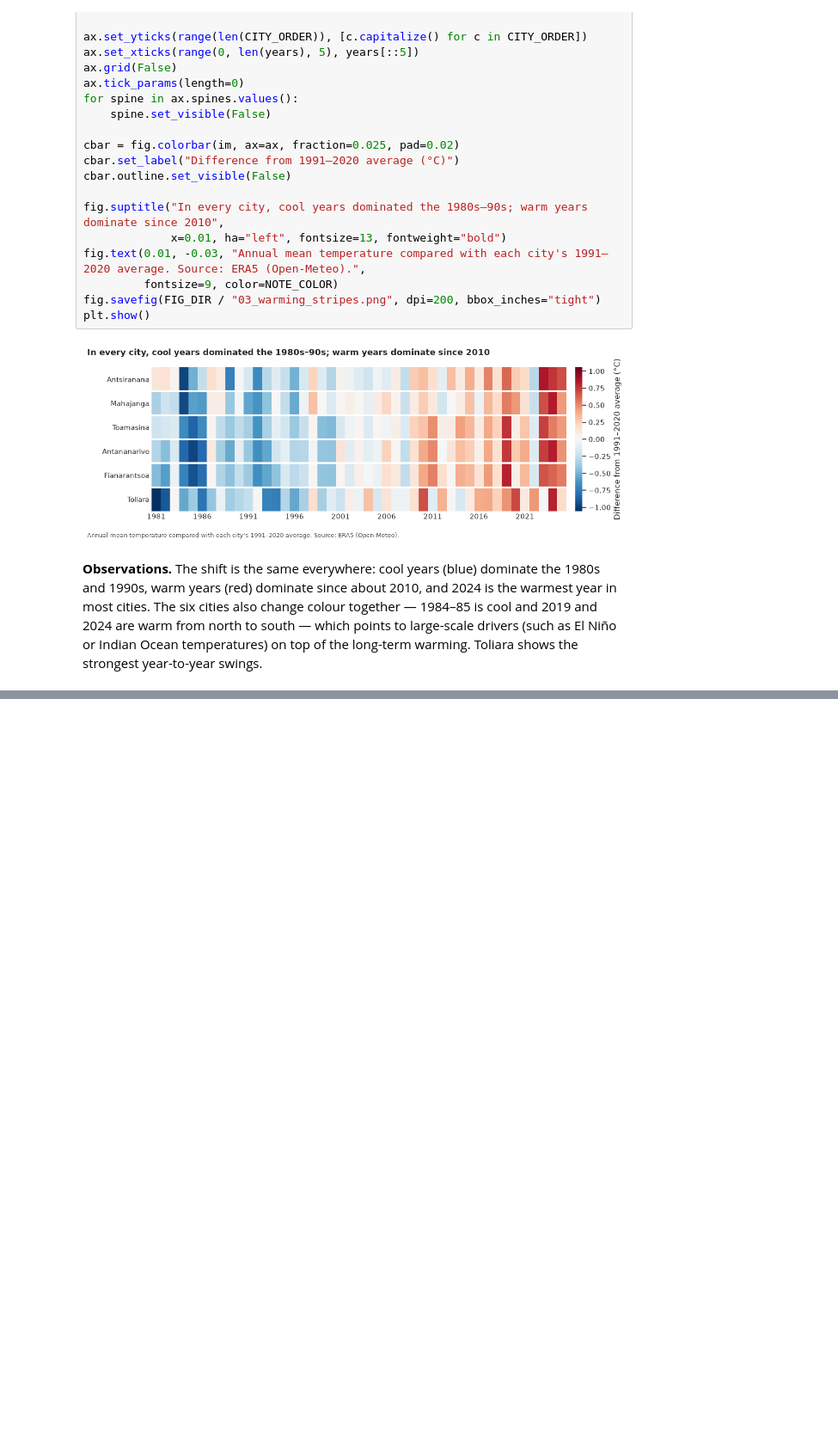
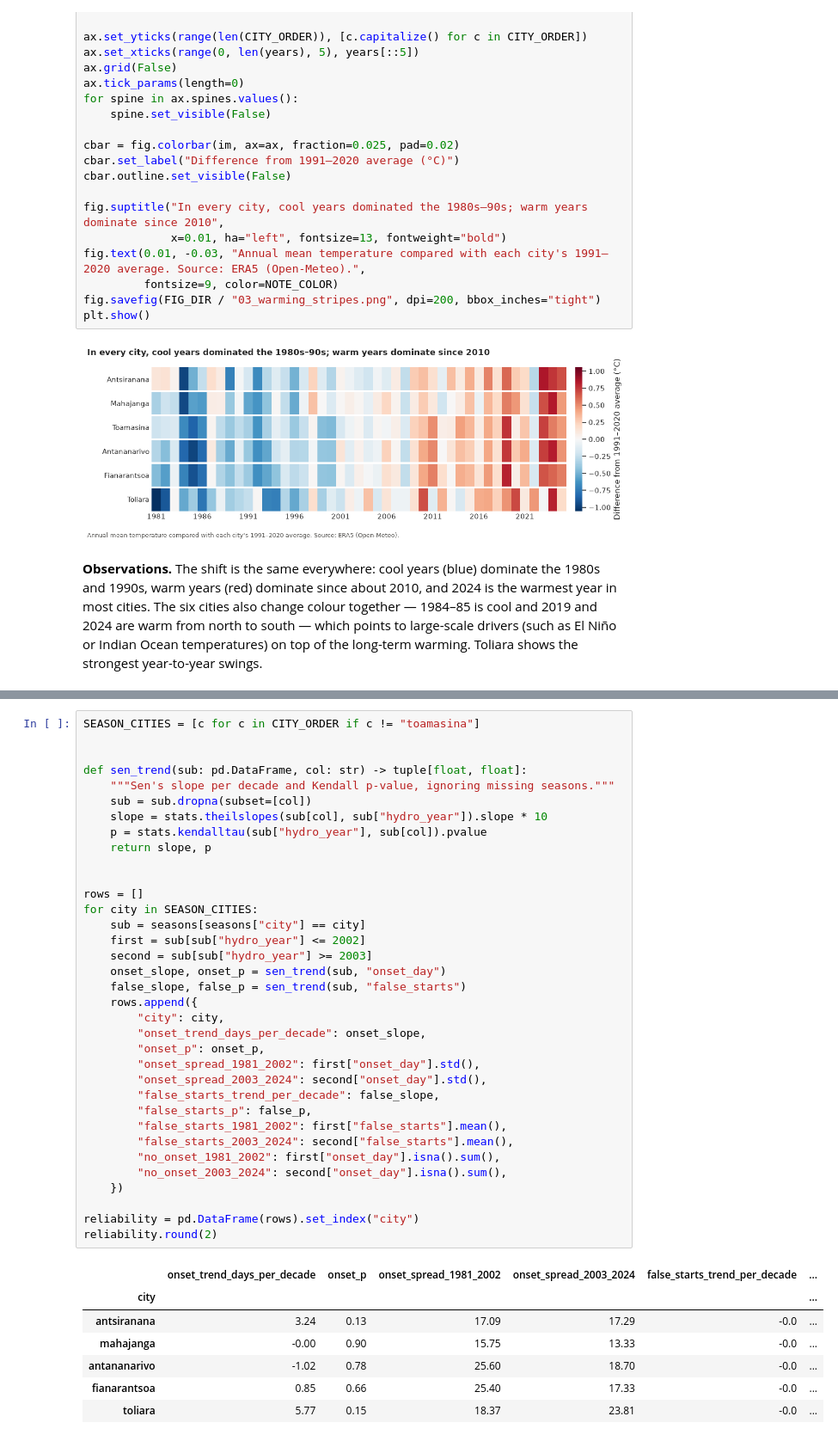
Before and after one commit to nirinaHelena/heather, a Jupyter notebook: notebooks/02_analysis.ipynb, the cells around one changed output, grey strips where cells are left out. Shown at 86% size. Drawn from its saved outputs; the diff is of its cells as text; blank space fills up the shorter version.

```diff
--- a/notebooks/02_analysis.ipynb
+++ b/notebooks/02_analysis.ipynb
@@ -343,0 +437,43 @@ plt.show()
+# %%
+SEASON_CITIES = [c for c in CITY_ORDER if c != "toamasina"]
+
+
+def sen_trend(sub: pd.DataFrame, col: str) -> tuple[float, float]:
+    """Sen's slope per decade and Kendall p-value, ignoring missing seasons."""
+    sub = sub.dropna(subset=[col])
+    slope = stats.theilslopes(sub[col], sub["hydro_year"]).slope * 10
+    p = stats.kendalltau(sub["hydro_year"], sub[col]).pvalue
+    return slope, p
+
+
+rows = []
+for city in SEASON_CITIES:
+    sub = seasons[seasons["city"] == city]
+    first = sub[sub["hydro_year"] <= 2002]
+    second = sub[sub["hydro_year"] >= 2003]
+    onset_slope, onset_p = sen_trend(sub, "onset_day")
+    false_slope, false_p = sen_trend(sub, "false_starts")
+    rows.append({
+        "city": city,
+        "onset_trend_days_per_decade": onset_slope,
+        "onset_p": onset_p,
+        "onset_spread_1981_2002": first["onset_day"].std(),
+        "onset_spread_2003_2024": second["onset_day"].std(),
+        "false_starts_trend_per_decade": false_slope,
+        "false_starts_p": false_p,
+        "false_starts_1981_2002": first["false_starts"].mean(),
+        "false_starts_2003_2024": second["false_starts"].mean(),
+        "no_onset_1981_2002": first["onset_day"].isna().sum(),
+        "no_onset_2003_2024": second["onset_day"].isna().sum(),
+    })
+
+reliability = pd.DataFrame(rows).set_index("city")
+reliability.round(2)
+# %% [output]
+|  | onset_trend_days_per_decade | onset_p | onset_spread_1981_2002 | onset_spread_2003_2024 | false_starts_trend_per_decade | ... |
+| city |  |  |  |  |  | ... |
+| antsiranana | 3.24 | 0.13 | 17.09 | 17.29 | -0.0 | ... |
+| mahajanga | -0.00 | 0.90 | 15.75 | 13.33 | -0.0 | ... |
+| antananarivo | -1.02 | 0.78 | 25.60 | 18.70 | -0.0 | ... |
+| fianarantsoa | 0.85 | 0.66 | 25.40 | 17.33 | -0.0 | ... |
+| toliara | 5.77 | 0.15 | 18.37 | 23.81 | -0.0 | ... |
```
Also changed, not shown: parts of 7 cells of this notebook, 1 other file.
